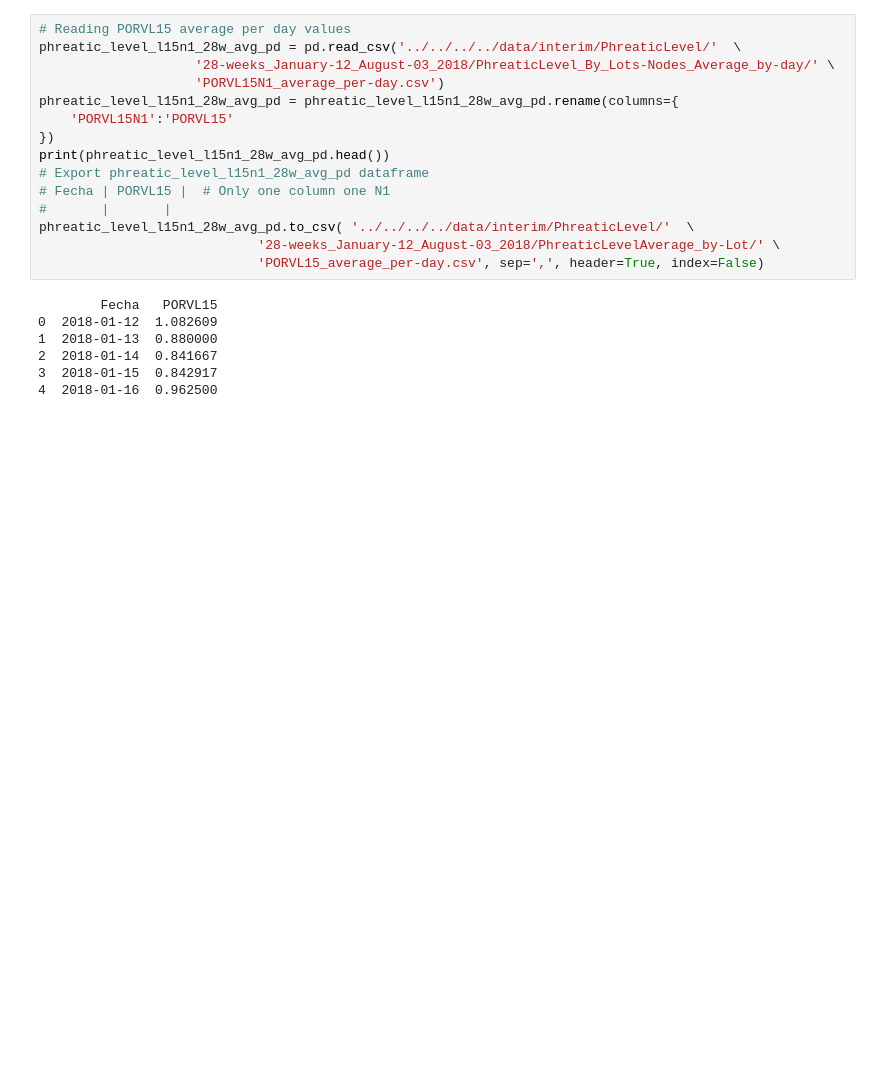
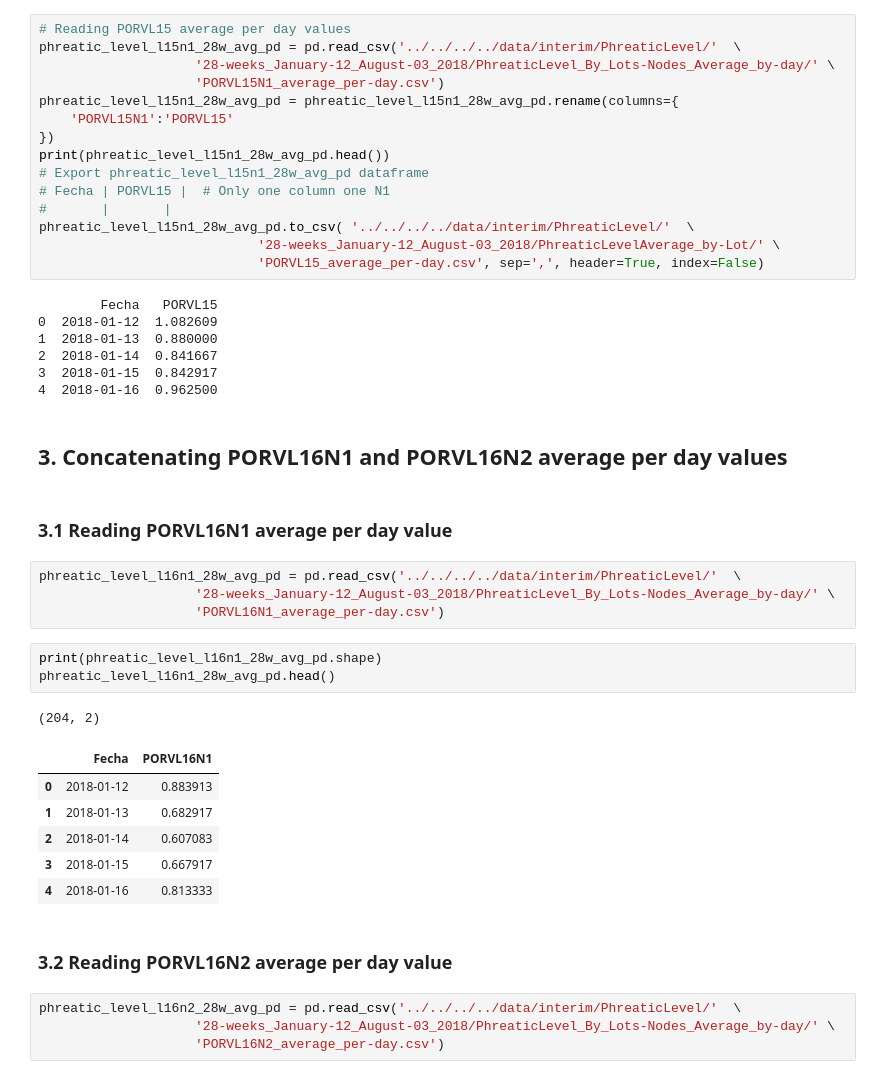
Before and after one commit to bgarcial/sioma_project, a Jupyter notebook: notebooks/averaging_data/PhreaticLevel/28-weeks_January-12_August-03_2018/03-bgarcial-phreatic_level_generating_average_between-nodes_values.ipynb, the cells around one changed output. Saved outputs shown, nothing was run; the diff lists cells and outputs as text; blank space fills up the shorter version.

```diff
--- a/notebooks/averaging_data/PhreaticLevel/28-weeks_January-12_August-03_2018/03-bgarcial-phreatic_level_generating_average_between-nodes_values.ipynb
+++ b/notebooks/averaging_data/PhreaticLevel/28-weeks_January-12_August-03_2018/03-bgarcial-phreatic_level_generating_average_between-nodes_values.ipynb
@@ -381,3 +381,28 @@ phreatic_level_l15n1_28w_avg_pd.to_csv( '../../../../data/interim/PhreaticLevel/
 2  2018-01-14  0.841667
 3  2018-01-15  0.842917
 4  2018-01-16  0.962500
+# %% [markdown]
+## 3. Concatenating PORVL16N1 and PORVL16N2 average per day values
+# %% [markdown]
+### 3.1 Reading PORVL16N1 average per day value
+# %%
+phreatic_level_l16n1_28w_avg_pd = pd.read_csv('../../../../data/interim/PhreaticLevel/'  \
+                    '28-weeks_January-12_August-03_2018/PhreaticLevel_By_Lots-Nodes_Average_by-day/' \
+                    'PORVL16N1_average_per-day.csv')
+# %%
+print(phreatic_level_l16n1_28w_avg_pd.shape)
+phreatic_level_l16n1_28w_avg_pd.head()
+# %% [output]
+(204, 2)
+|  | Fecha | PORVL16N1 |
+| 0 | 2018-01-12 | 0.883913 |
+| 1 | 2018-01-13 | 0.682917 |
+| 2 | 2018-01-14 | 0.607083 |
+| 3 | 2018-01-15 | 0.667917 |
+| 4 | 2018-01-16 | 0.813333 |
+# %% [markdown]
+### 3.2 Reading PORVL16N2 average per day value
+# %%
+phreatic_level_l16n2_28w_avg_pd = pd.read_csv('../../../../data/interim/PhreaticLevel/'  \
+                    '28-weeks_January-12_August-03_2018/PhreaticLevel_By_Lots-Nodes_Average_by-day/' \
+                    'PORVL16N2_average_per-day.csv')
```
Also changed, not shown: parts of 9 cells of this notebook, 2 other files.
